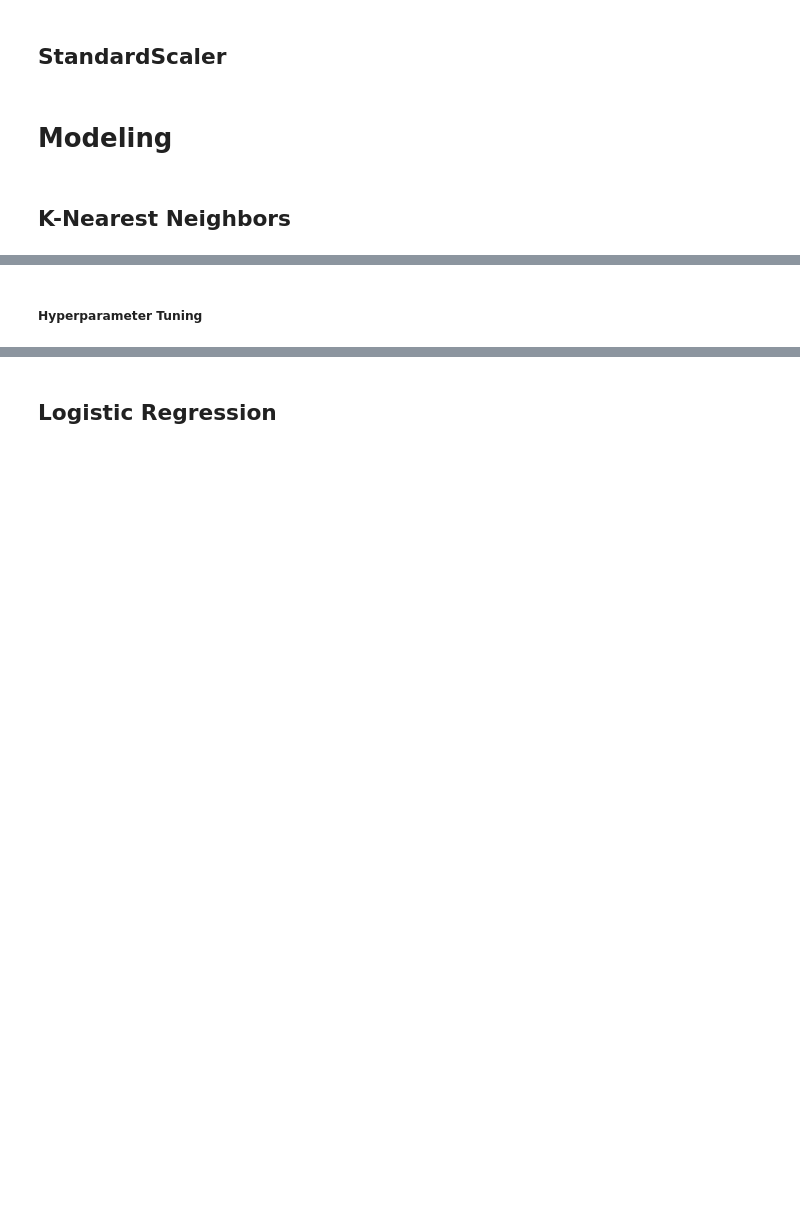
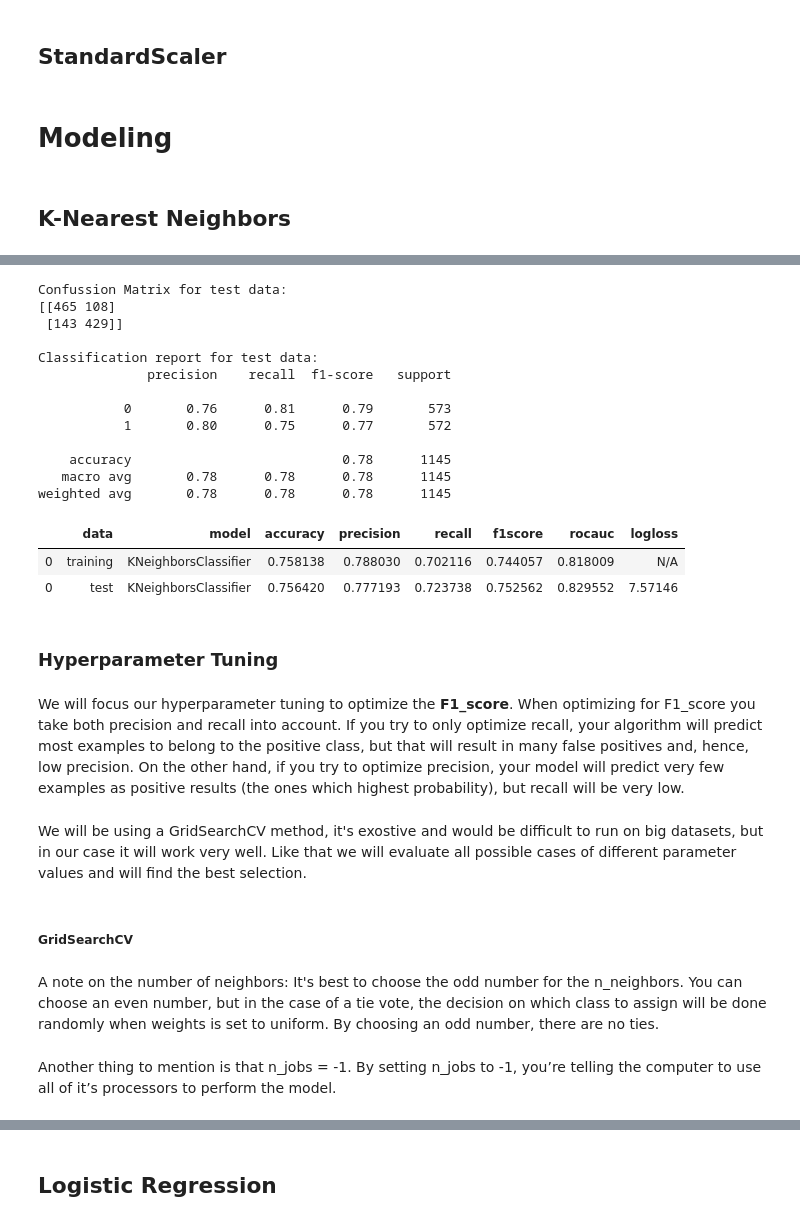
Before and after one commit to sideround/project-ml-onlineshop, a Jupyter notebook: Project_ML_modelling.ipynb, the cells around one changed output, grey strips where cells are left out. Saved outputs shown, nothing was run; the diff lists cells and outputs as text; code cells hidden in the pictures; blank space fills up the shorter version.

```diff
--- a/Project_ML_modelling.ipynb
+++ b/Project_ML_modelling.ipynb
@@ -214,20 +302,43 @@ X_test = std_scale.transform(X_test)
 # %%
 from sklearn.neighbors import KNeighborsClassifier
 
-neighbors = 3
-
-knn = KNeighborsClassifier(n_neighbors = neighbors)
-
+knn = KNeighborsClassifier(n_neighbors = 3)
 knn.fit(X_train, y_train)
 
 y_pred_test = knn.predict(X_test)
-y_pred_train = knn.predict(X_train)
 
 print(f'Confussion Matrix for test data:\n{confusion_matrix(y_test, y_pred_test)}')
 print(f'\nClassification report for test data:\n{classification_report(y_test, y_pred_test)}')
 knn_results = baseline_report(knn, X_train, X_test, y_train, y_test, 'KNeighborsClassifier')
 knn_results
+# %% [output]
+Confussion Matrix for test data:
+[[465 108]
+ [143 429]]
+
+Classification report for test data:
+              precision    recall  f1-score   support
+
+           0       0.76      0.81      0.79       573
+           1       0.80      0.75      0.77       572
+
+    accuracy                           0.78      1145
+   macro avg       0.78      0.78      0.78      1145
+weighted avg       0.78      0.78      0.78      1145
+|  | data | model | accuracy | precision | recall | f1score | rocauc | logloss |
+| 0 | training | KNeighborsClassifier | 0.758138 | 0.788030 | 0.702116 | 0.744057 | 0.818009 | N/A |
+| 0 | test | KNeighborsClassifier | 0.756420 | 0.777193 | 0.723738 | 0.752562 | 0.829552 | 7.57146 |
 # %%
 # Explain results
 # %% [markdown]
-##### Hyperparameter Tuning
+### Hyperparameter Tuning
+# %% [markdown]
+We will focus our hyperparameter tuning to optimize the **F1_score**. When optimizing for F1_score you take both precision and recall into account. If you try to only optimize recall, your algorithm will predict most examples to belong to the positive class, but that will result in many false positives and, hence, low precision. On the other hand, if you try to optimize precision, your model will predict very few examples as positive results (the ones which highest probability), but recall will be very low.
+# %% [markdown]
+We will be using a GridSearchCV method, it's exostive and would be difficult to run on big datasets, but in our case it will work very well. Like that we will evaluate all possible cases of different parameter values and will find the best selection.
+# %% [markdown]
+##### GridSearchCV
+# %% [markdown]
+A note on the number of neighbors: It's best to choose the odd number for the n_neighbors. You can choose an even number, but in the case of a tie vote, the decision on which class to assign will be done randomly when weights is set to uniform. By choosing an odd number, there are no ties.
+# %% [markdown]
+Another thing to mention is that n_jobs = -1. By setting n_jobs to -1, you’re telling the computer to use all of it’s processors to perform the model.
```
Also changed, not shown: parts of 89 cells of this notebook, 3 other files.
